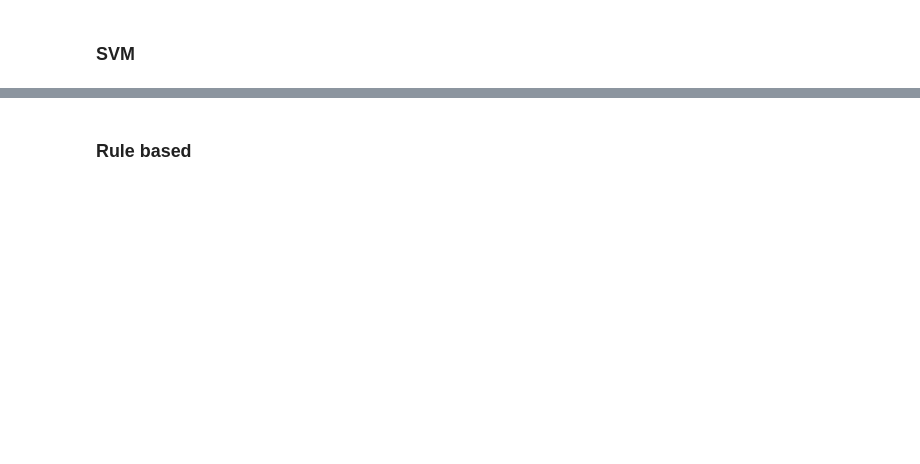
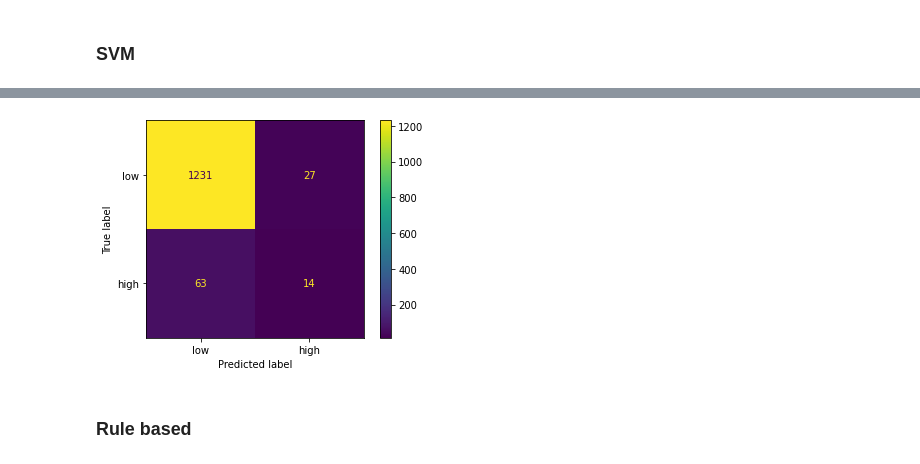
Before and after one commit to gasparax/DM_Project, a Jupyter notebook: classification.ipynb, the cells around one changed output, grey strips where cells are left out. Drawn from its saved outputs; the diff is of its cells as text; code cells hidden in the pictures; blank space fills up the shorter version.

```diff
--- a/classification.ipynb
+++ b/classification.ipynb
@@ -346,6 +483,7 @@ report_scores(test_label, test_pred_svm)
 # %%
-plot_confusion_matrix(svm, test_set, test_label)
-plt.show()
+plot_confusion_mx(test_label, test_pred_svm)
+# %% [output]
+[figure, added]
 # %% [markdown]
 ### Rule based
 # %%
```
Also changed, not shown: parts of 160 cells of this notebook.
